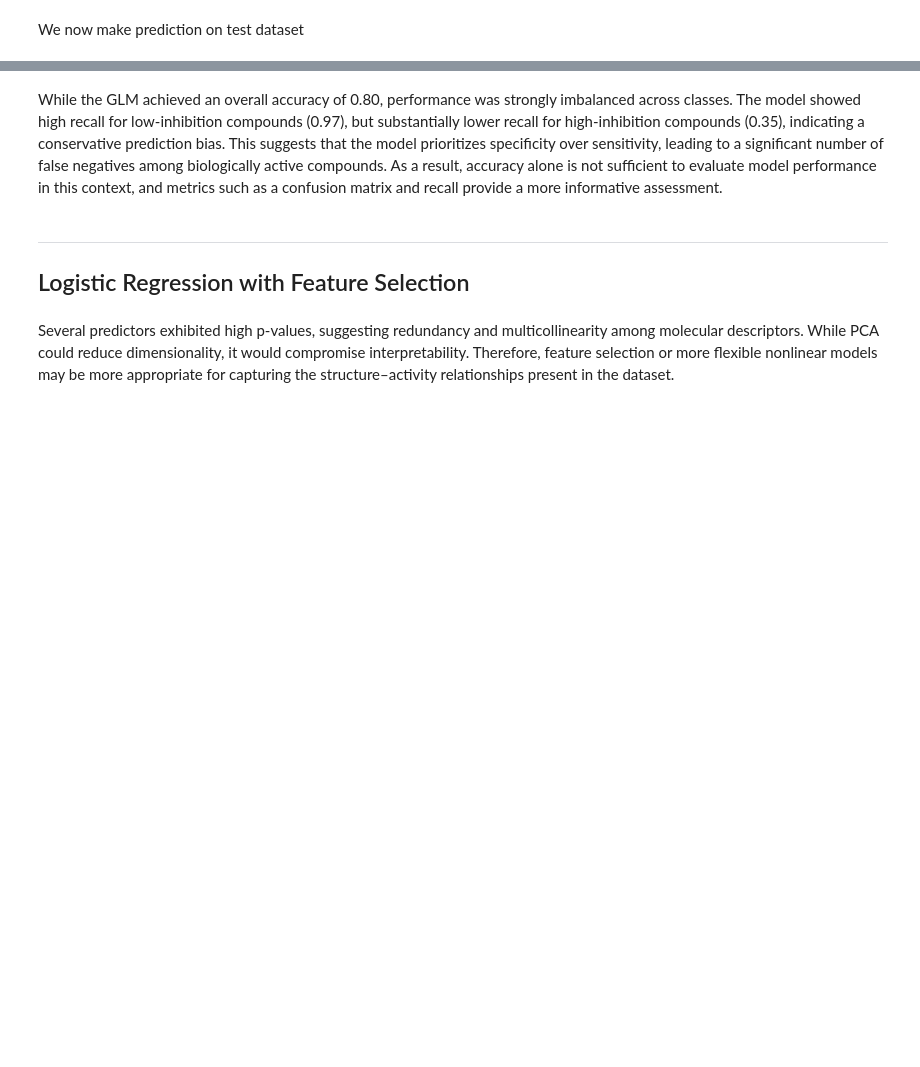
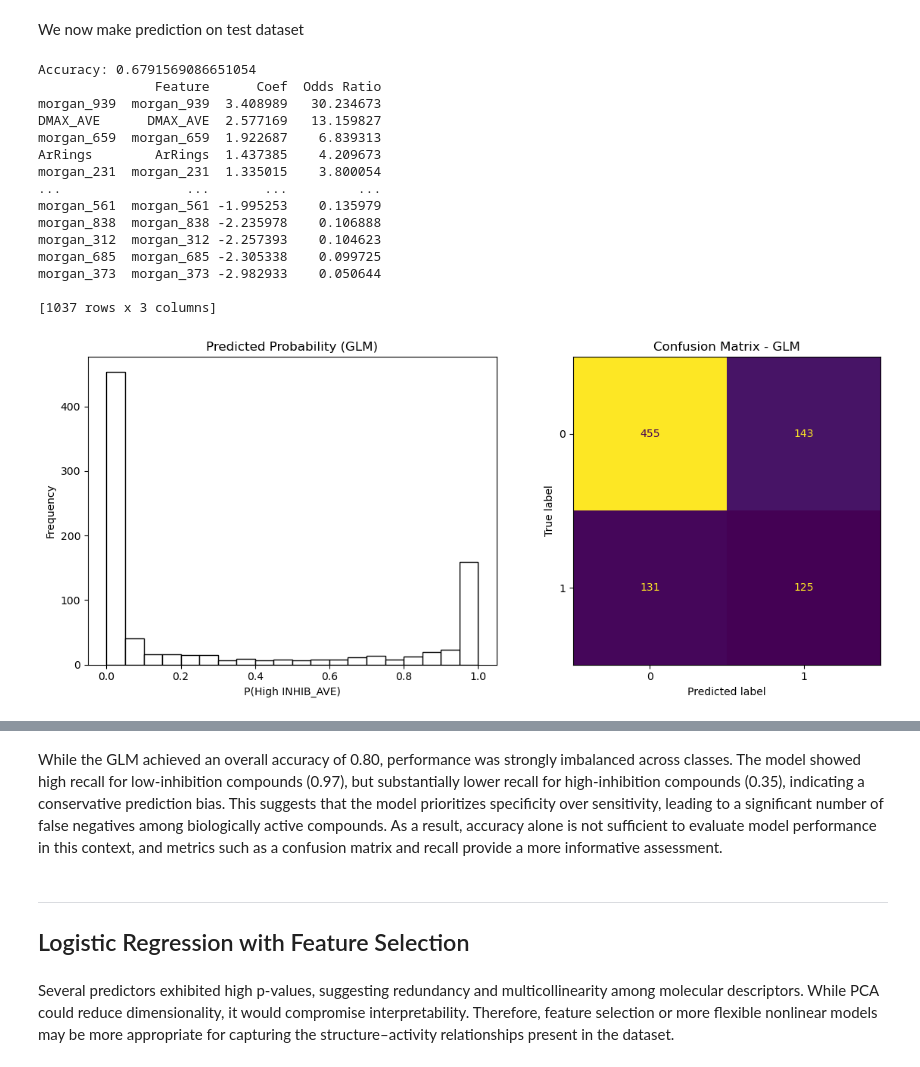
Before and after one commit to dw1229/chem277a-final-ecoli-inhibition-ml, a Jupyter notebook: ecoli_inhibition_ml.ipynb, the cells around one changed output, grey strips where cells are left out. Cells and saved outputs as stored; diff of their text form; code cells hidden in the pictures; blank space fills up the shorter version.

Commit message:
Add ANN clustering UMAP Morgan fingerprinting stratify EDA

```diff
--- a/ecoli_inhibition_ml.ipynb
+++ b/ecoli_inhibition_ml.ipynb
@@ -470,0 +487,35 @@ Numeric feature columns: ['NASSAYS', 'INHIB_STD', 'DMAX_AVE', 'MW', 'logP', 'TPS
+# %%
+# Define numeric feature columns explicitly for clarity.
+numeric_feature_cols = master_df.select_dtypes(include=["number"]).columns.tolist()
+print("All numeric columns:", numeric_feature_cols)
+
+# Keep only numeric columns for machine learning.
+numeric_df = master_df[numeric_feature_cols].copy()
+
+X = numeric_df.drop(columns=["INHIB_AVE"])
+y = numeric_df["INHIB_AVE"]
+
+# Making the binary lables for stratification
+y_binary = (y > y.quantile(0.7)).astype(int)
+
+# Adding the stratify in order to make sure both training and test sets have the same ratio of inactive and active compounds
+X_train, X_test, y_train, y_test = train_test_split(X, y, test_size=0.2, random_state=28, stratify=y_binary)
+
+# Sanity check to verify stratify worked correctly
+print("Training class balance:", y_binary[X_train.index].value_counts())
+print("Test class balance:", y_binary[X_test.index].value_counts())
+
+scaler = StandardScaler()
+
+X_train_scaled = pd.DataFrame(scaler.fit_transform(X_train), columns=X_train.columns, index=X_train.index)
+
+X_test_scaled = pd.DataFrame(scaler.transform(X_test), columns=X_test.columns, index=X_test.index)
+
+print("numeric_df shape:", numeric_df.shape)
+print("X shape:", X.shape)
+print("y shape:", y.shape)
+print("X_train shape:", X_train.shape)
+print("X_test shape:", X_test.shape)
+print("X_train_scaled shape:", X_train_scaled.shape)
+print("X_test_scaled shape:", X_test_scaled.shape)
+print("Numeric feature columns:", X.columns.tolist())
@@ -603,38 +724,55 @@ print(glm_results.summary())
 # %% [markdown]
 We now make prediction on test dataset
 # %%
-X_test_glm = sm.add_constant(X_test_scaled)
+X_test_glm = sm.add_constant(X_test_scaled, has_constant='add')
 
 y_prob_log = glm_results.predict(X_test_glm)
 y_pred_log = (y_prob_log > 0.5).astype(int)
 print("Accuracy:", accuracy_score(ydummy_test, y_pred_log))
 
 coefficients = pd.DataFrame({"Feature": X_train_scaled.columns, "Coef": glm_results.params[1:]})
 
 coefficients["Odds Ratio"] = np.exp(coefficients["Coef"])
 
 print(coefficients.sort_values("Odds Ratio", ascending=False))
 
 fig, axes = plt.subplots(1, 2, figsize=(12, 5))
 
 
 # Probability histogram
 axes[0].hist(y_prob_log, bins=20, edgecolor='black', color='white')
 axes[0].set_title("Predicted Probability (GLM)")
 axes[0].set_xlabel("P(High INHIB_AVE)")
 axes[0].set_ylabel("Frequency")
 
 
 # Confusion matrix
 cm = confusion_matrix(ydummy_test, y_pred_log)
 
 disp = ConfusionMatrixDisplay(confusion_matrix=cm)
 disp.plot(ax=axes[1], colorbar=False)
 
 axes[1].set_title("Confusion Matrix - GLM")
 
 plt.tight_layout()
 plt.show()
+# %% [output]
+Accuracy: 0.6791569086651054
+               Feature      Coef  Odds Ratio
+morgan_939  morgan_939  3.408989   30.234673
+DMAX_AVE      DMAX_AVE  2.577169   13.159827
+morgan_659  morgan_659  1.922687    6.839313
+ArRings        ArRings  1.437385    4.209673
+morgan_231  morgan_231  1.335015    3.800054
+...                ...       ...         ...
+morgan_561  morgan_561 -1.995253    0.135979
+morgan_838  morgan_838 -2.235978    0.106888
+morgan_312  morgan_312 -2.257393    0.104623
+morgan_685  morgan_685 -2.305338    0.099725
+morgan_373  morgan_373 -2.982933    0.050644
+
+[1037 rows x 3 columns]
+[figure, added]
 # %%
 from sklearn.metrics import classification_report
 print(classification_report(ydummy_test, y_pred_log))
```
Also changed, not shown: parts of 24 cells of this notebook.
